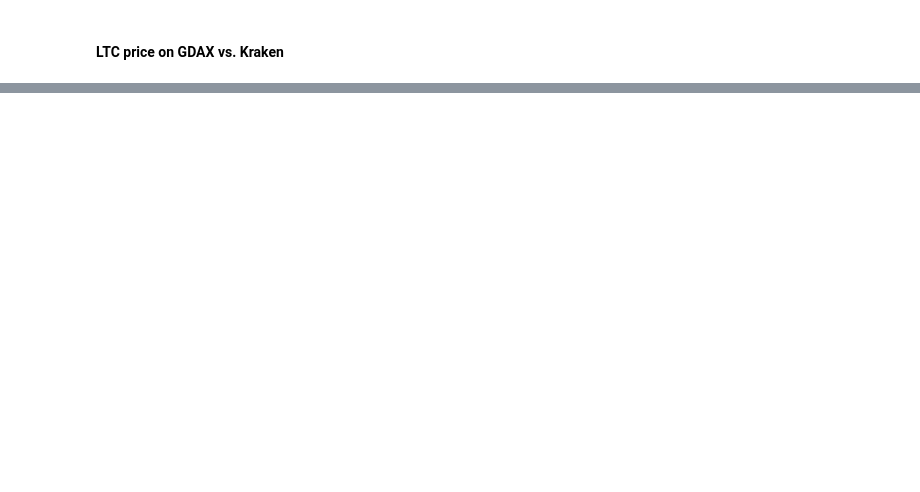
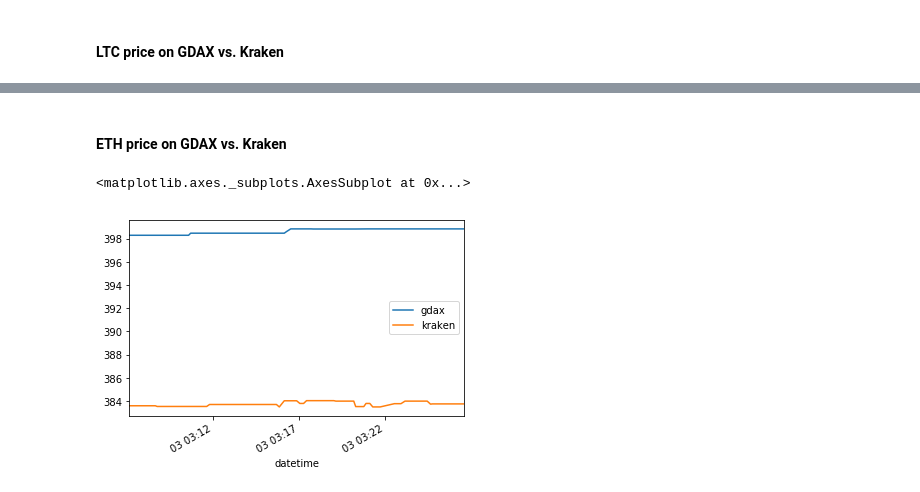
Before and after one commit to brunneis/rbitrage, a Jupyter notebook: arbitrage_analysis.ipynb, the cells around one changed output, grey strips where cells are left out. Saved outputs shown, nothing was run; the diff lists cells and outputs as text; code cells hidden in the pictures; blank space fills up the shorter version.

```diff
--- a/arbitrage_analysis.ipynb
+++ b/arbitrage_analysis.ipynb
@@ -28,0 +44,7 @@ df.plot(kind='hist', y='profit')
+# %% [markdown]
+#### ETH price on GDAX vs. Kraken
+# %%
+df.plot(kind='line', x='datetime', y=['gdax', 'kraken'])
+# %% [output]
+<matplotlib.axes._subplots.AxesSubplot at 0x...>
+[figure, added]
```
Also changed, not shown: parts of 22 cells of this notebook.
